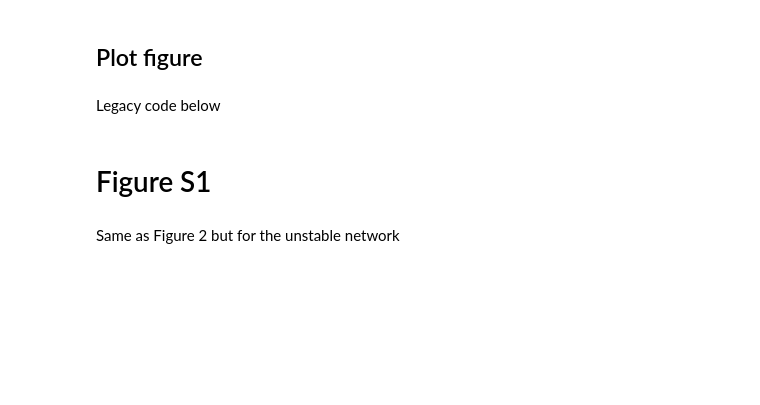
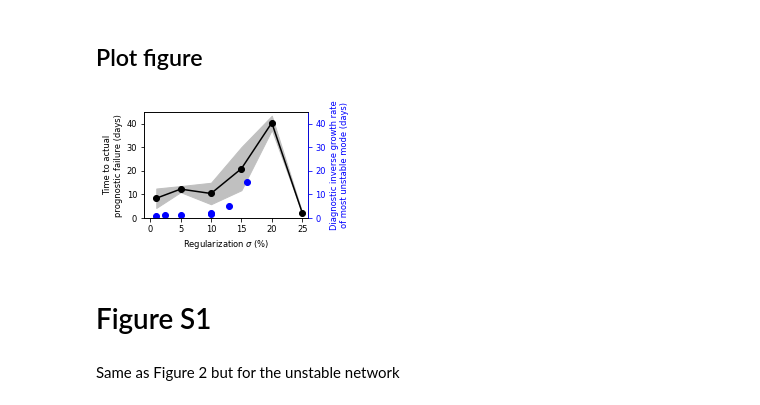
Before and after one commit to nbren12/uwnet, a Jupyter notebook: figs9-10.ipynb, the cells around one changed output. Drawn from its saved outputs; the diff is of its cells as text; code cells hidden in the pictures; blank space fills up the shorter version.

```diff
--- a/figs9-10.ipynb
+++ b/figs9-10.ipynb
@@ -131,2 +151,8 @@ S = np.load(pathPKL+'11_6_GR.pkl', allow_pickle=True)
+# %%
+url = 'https://github.com/tbeucler/CBRAIN-CAM/raw/master/notebooks/tbeucler_devlog/PKL_DATA/11_6_GR.pkl'
+file = '11_6_GR.pkl'
+
+! [ -e {file} ] || wget {url} .
+S = np.load(file, allow_pickle=True)
 # %%
 S
@@ -135,32 +168,32 @@ S
 # %%
 YMAX = 45 # Upper limit for y-axis
 Input_reg = np.array([0.01,0.05,0.1,0.15,0.2,0.25])
 # Hard-coded table of results from the 4 prognostic tests:
 maxstep = np.array([[134,590,446,1499,2044,103], # Orig IC
                   [651,566,332,363,1686,95], # Jan12 IC
                   [512,678,337,840,2011,97], # Jan18 IC
                   [297,504,866,1304,1999,118]]) # Jan24 IC
 themean = np.mean(maxstep,axis=0)/48
 thestd = np.std(maxstep,axis=0)/48
 
-fig,ax = plt.subplots(figsize=(7.5,7.5))
+fig,ax = plt.subplots(figsize=(3.5, 3.5/1.61), constrained_layout=True)
 ax2 = ax.twinx()
 
 # Shading goes in the back
 ax.fill_between(100*Input_reg,themean-thestd,themean+thestd,color='silver')
 ax.plot(100*Input_reg,themean,color='k')
 ax.scatter(100*Input_reg,themean,color='k')
-ax.set_ylabel('Time to actual prognostic failure (days)')
+ax.set_ylabel('Time to actual\nprognostic failure (days)')
 ax.set_xlabel ('Regularization $\sigma$ (%)');
 ax.set_xlim((-1,26))
 ax.set_ylim((0,YMAX))
 
 ax2.scatter(100*S['Perturbation_std'],1/S['Growth_rate_daym1'],color='b')
 ax2.set_ylim((0,YMAX))
-ax2.set_ylabel('Diagnostic inverse growth rate of most unstable mode (days)',color='b')
+ax2.set_ylabel('Diagnostic inverse growth rate\nof most unstable mode (days)',color='b')
 ax2.spines['right'].set_color('b')
 ax2.tick_params(axis='y', colors='b')
 
-plt.savefig(pathPDF+'Figure10.pdf',format='pdf')
+plt.savefig('figs/Figure11.pdf', tight=True)
+# %% [output]
+[figure, added]
-# %% [markdown]
-Legacy code below
```
Also changed, not shown: parts of 10 cells of this notebook, 4 other files.
